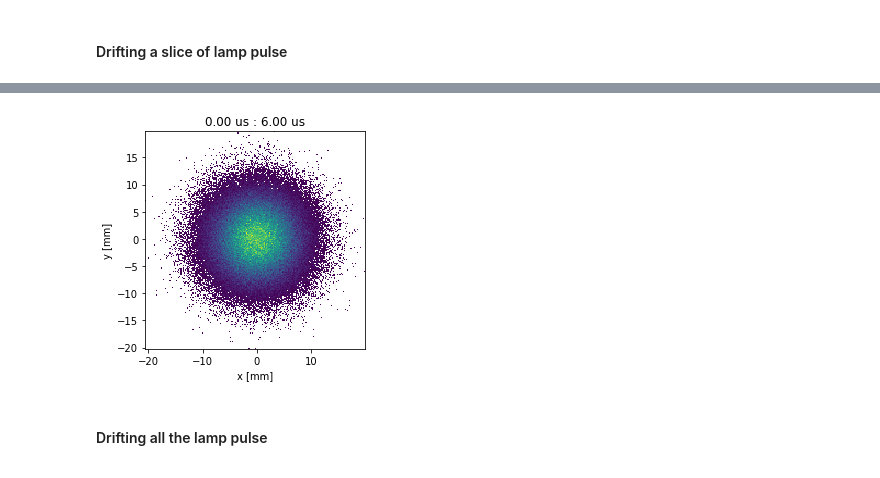
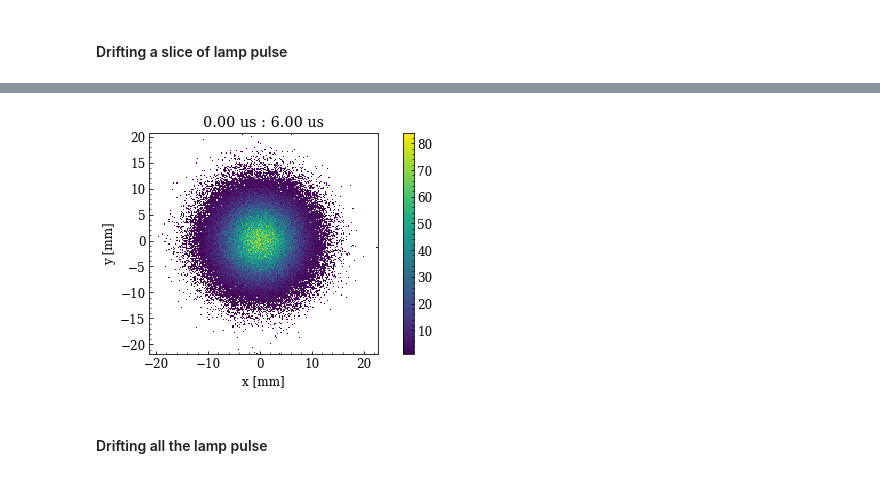
Before and after one commit to sanaouahada/XenoDiffusionScope, a Jupyter notebook: notebooks/Main.ipynb, the cells around one changed output, grey strips where cells are left out. Drawn from its saved outputs; the diff is of its cells as text; code cells hidden in the pictures.

Commit message:
Start batch simulation framework.

```diff
--- a/notebooks/Main.ipynb
+++ b/notebooks/Main.ipynb
@@ -1,3 +1,18 @@
+# %%
+# style
+import matplotlib
+
+matplotlib.rcParams['figure.figsize'] = [6,4]
+matplotlib.rcParams['figure.dpi'] = 72
+
+matplotlib.rcParams['font.size'] = 12
+matplotlib.rcParams['font.family'] = 'serif'
+matplotlib.rcParams['savefig.bbox'] = 'tight'
+
+matplotlib.rcParams['xtick.direction'] = 'in'
+matplotlib.rcParams['ytick.direction'] = 'in'
+matplotlib.rcParams['xtick.minor.visible'] = True
+matplotlib.rcParams['ytick.minor.visible'] = True
 # %% [markdown]
 # Running the simulations
 # %%
@@ -60,11 +75,11 @@ def plot_xy(fig,ax,x,y,stuff = {}):
     return fig,ax
 # %%
 fig, ax = plt.subplots(1,1,figsize = (9,4))
-ax = plot_xy(ax,x,y,{'lamp_start':0, 'lamp_end':6})
-ax.set_title(
+ax = plot_xy(fig,ax,x,y,{'lamp_start':0, 'lamp_end':6})
+#ax.set_title()
 plt.show()
 # %% [output]
-[figure, old version]
+[figure, new version]
 # %% [markdown]
 #### Drifting all the lamp pulse
 # %%
```
Also changed, not shown: parts of 29 cells of this notebook, 8 other files.
